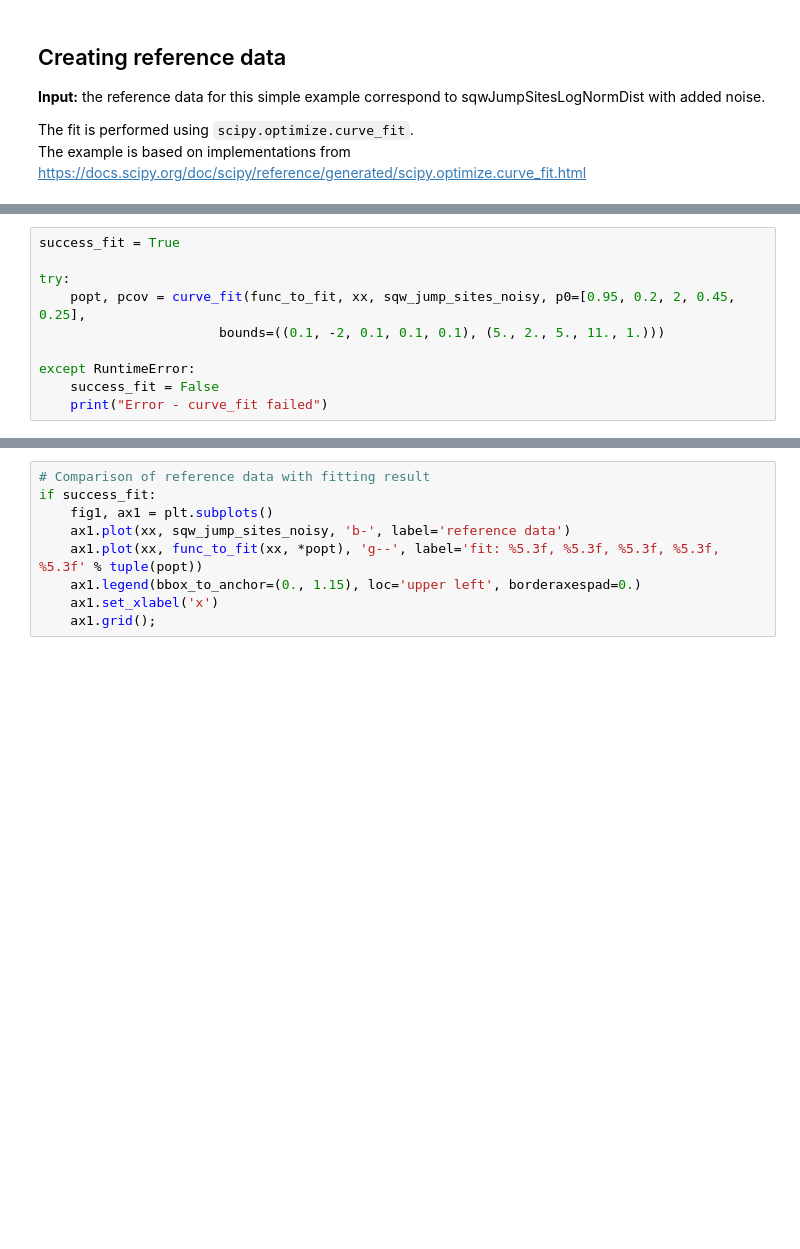
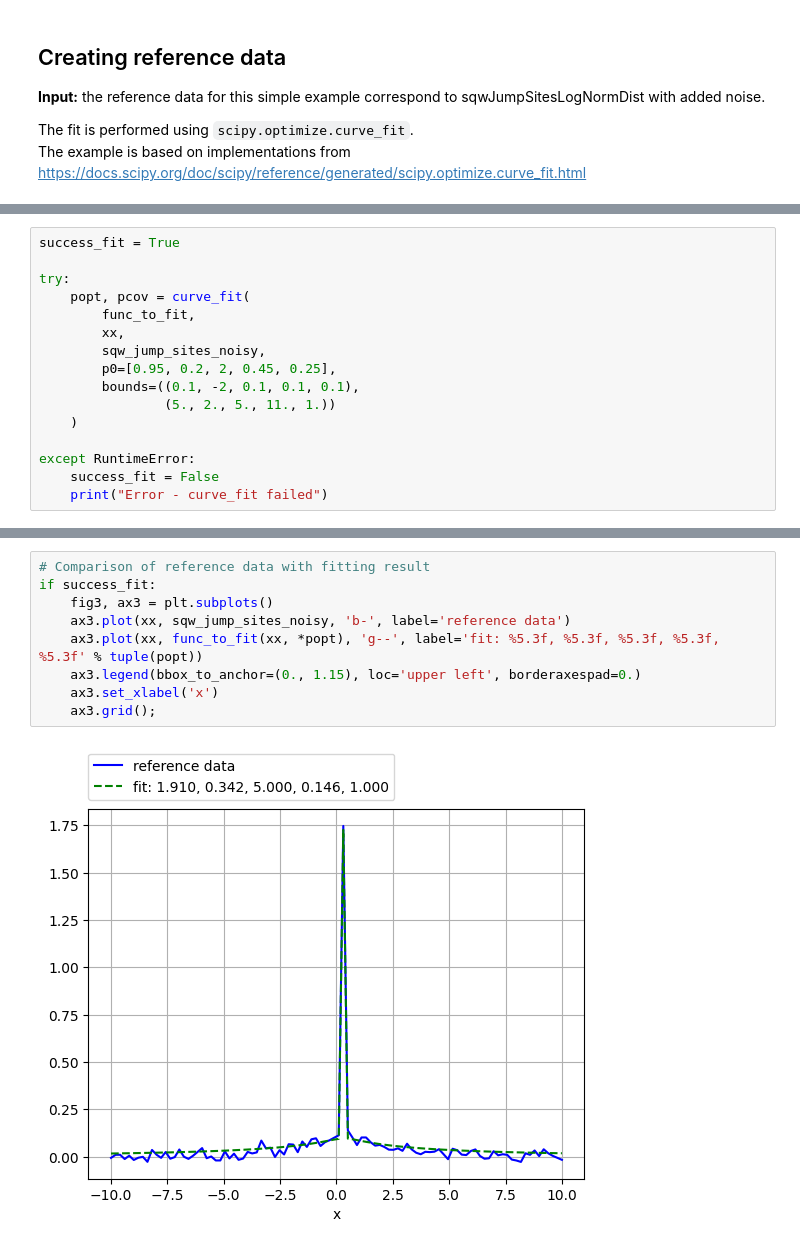
Before and after one commit to QENSlibrary/QENSmodels, a Jupyter notebook: docs/examples/scipy_JumpSitesLogNormDist_fit.ipynb, the cells around one changed output, grey strips where cells are left out. Saved outputs shown, nothing was run; the diff lists cells and outputs as text; blank space fills up the shorter version.

```diff
--- a/docs/examples/scipy_JumpSitesLogNormDist_fit.ipynb
+++ b/docs/examples/scipy_JumpSitesLogNormDist_fit.ipynb
@@ -167,8 +207,14 @@ ax0.legend(bbox_to_anchor=(0.6, 1), loc=2, borderaxespad=0.);
 success_fit = True
 
 try:
-    popt, pcov = curve_fit(func_to_fit, xx, sqw_jump_sites_noisy, p0=[0.95, 0.2, 2, 0.45, 0.25],
-                       bounds=((0.1, -2, 0.1, 0.1, 0.1), (5., 2., 5., 11., 1.)))
+    popt, pcov = curve_fit(
+        func_to_fit,
+        xx,
+        sqw_jump_sites_noisy,
+        p0=[0.95, 0.2, 2, 0.45, 0.25],
+        bounds=((0.1, -2, 0.1, 0.1, 0.1),
+                (5., 2., 5., 11., 1.))
+    )
 
 except RuntimeError:
     success_fit = False
@@ -188,9 +244,11 @@ if success_fit:
 # %%
 # Comparison of reference data with fitting result
 if success_fit:
-    fig1, ax1 = plt.subplots()
-    ax1.plot(xx, sqw_jump_sites_noisy, 'b-', label='reference data')
-    ax1.plot(xx, func_to_fit(xx, *popt), 'g--', label='fit: %5.3f, %5.3f, %5.3f, %5.3f, %5.3f' % tuple(popt))
-    ax1.legend(bbox_to_anchor=(0., 1.15), loc='upper left', borderaxespad=0.)
-    ax1.set_xlabel('x')
-    ax1.grid();
+    fig3, ax3 = plt.subplots()
+    ax3.plot(xx, sqw_jump_sites_noisy, 'b-', label='reference data')
+    ax3.plot(xx, func_to_fit(xx, *popt), 'g--', label='fit: %5.3f, %5.3f, %5.3f, %5.3f, %5.3f' % tuple(popt))
+    ax3.legend(bbox_to_anchor=(0., 1.15), loc='upper left', borderaxespad=0.)
+    ax3.set_xlabel('x')
+    ax3.grid();
+# %% [output]
+[figure, added]
```
Also changed, not shown: parts of 8 cells of this notebook, 17 other files.
